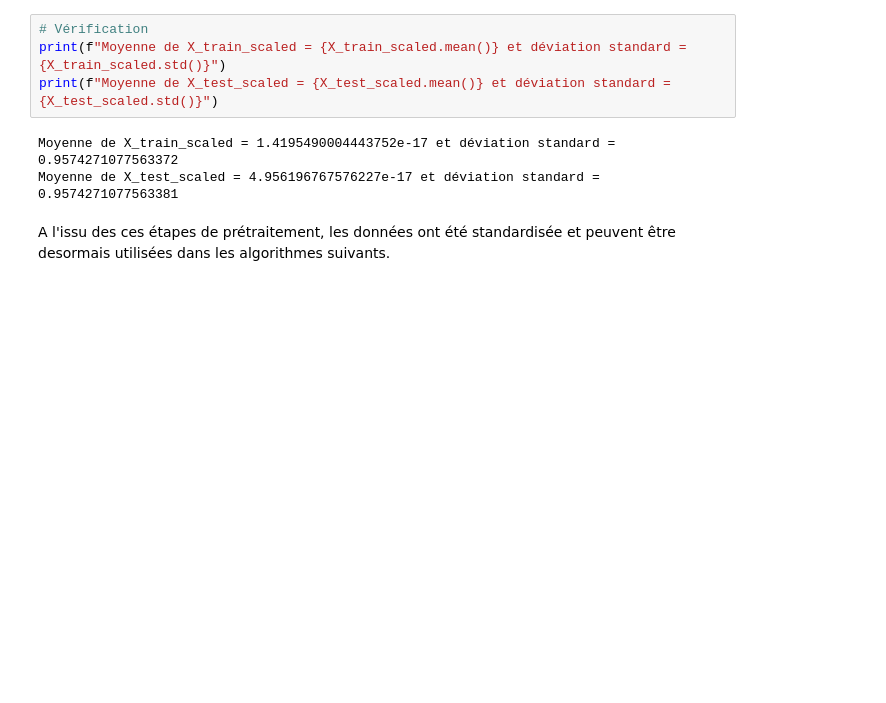
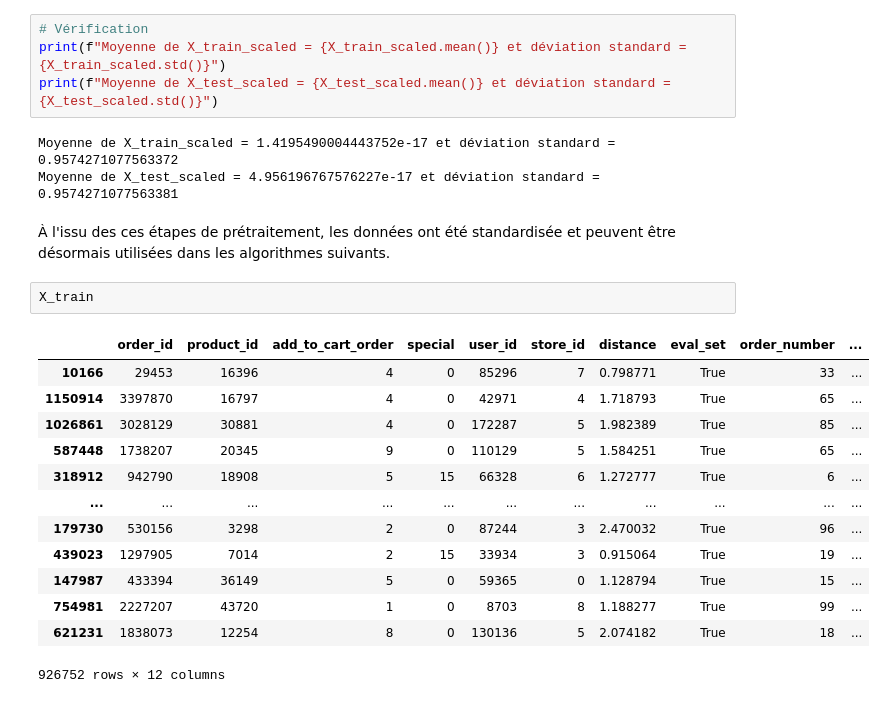
Before and after one commit to c-ahamada/TP2-IFT870, a Jupyter notebook: Groupe11_tp2.ipynb, the cells around one changed output. Cells and saved outputs as stored; diff of their text form; blank space fills up the shorter version.

```diff
--- a/Groupe11_tp2.ipynb
+++ b/Groupe11_tp2.ipynb
@@ -437,4 +433,20 @@ print(f"Moyenne de X_test_scaled = {X_test_scaled.mean()} et déviation standard
 Moyenne de X_train_scaled = 1.4195490004443752e-17 et déviation standard = 0.9574271077563372
 Moyenne de X_test_scaled = 4.956196767576227e-17 et déviation standard = 0.9574271077563381
 # %% [markdown]
-A l'issu des ces étapes de prétraitement, les données ont été standardisée et peuvent être desormais utilisées dans les algorithmes suivants.
+À l'issu des ces étapes de prétraitement, les données ont été standardisée et peuvent être désormais utilisées dans les algorithmes suivants.
+# %%
+X_train
+# %% [output]
+|  | order_id | product_id | add_to_cart_order | special | user_id | store_id | distance | eval_set | order_number | ... |
+| 10166 | 29453 | 16396 | 4 | 0 | 85296 | 7 | 0.798771 | True | 33 | ... |
+| 1150914 | 3397870 | 16797 | 4 | 0 | 42971 | 4 | 1.718793 | True | 65 | ... |
+| 1026861 | 3028129 | 30881 | 4 | 0 | 172287 | 5 | 1.982389 | True | 85 | ... |
+| 587448 | 1738207 | 20345 | 9 | 0 | 110129 | 5 | 1.584251 | True | 65 | ... |
+| 318912 | 942790 | 18908 | 5 | 15 | 66328 | 6 | 1.272777 | True | 6 | ... |
+| ... | ... | ... | ... | ... | ... | ... | ... | ... | ... | ... |
+| 179730 | 530156 | 3298 | 2 | 0 | 87244 | 3 | 2.470032 | True | 96 | ... |
+| 439023 | 1297905 | 7014 | 2 | 15 | 33934 | 3 | 0.915064 | True | 19 | ... |
+| 147987 | 433394 | 36149 | 5 | 0 | 59365 | 0 | 1.128794 | True | 15 | ... |
+| 754981 | 2227207 | 43720 | 1 | 0 | 8703 | 8 | 1.188277 | True | 99 | ... |
+| 621231 | 1838073 | 12254 | 8 | 0 | 130136 | 5 | 2.074182 | True | 18 | ... |
+926752 rows × 12 columns
```
Also changed, not shown: parts of 16 cells of this notebook, 5 other files.
